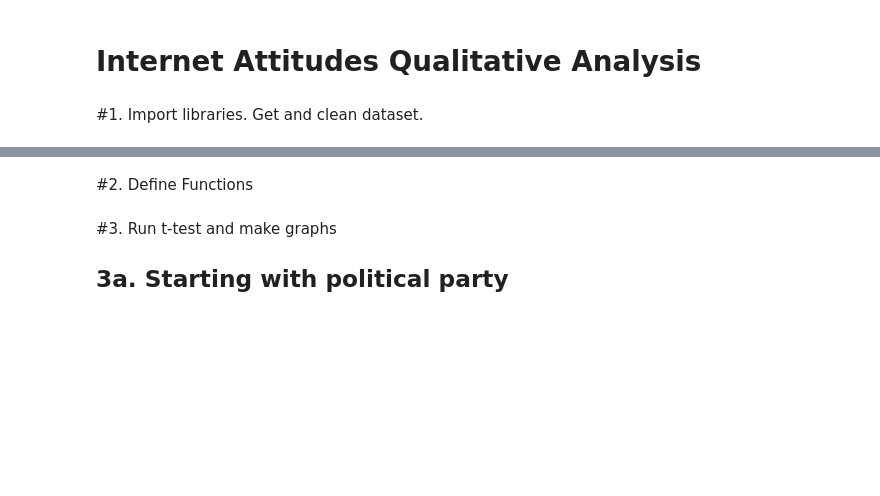
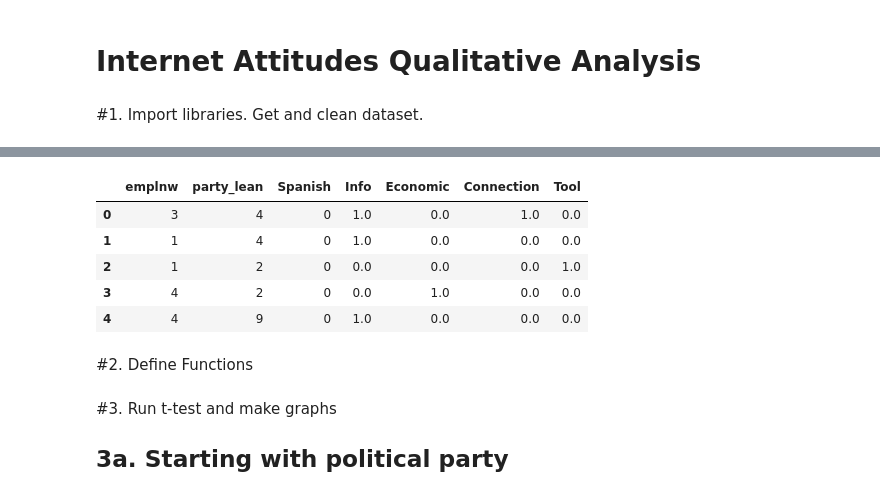
Before and after one commit to worldwidekatie/Build_Week_1, a Jupyter notebook: BW1_Code.ipynb, the cells around one changed output, grey strips where cells are left out. Cells and saved outputs as stored; diff of their text form; code cells hidden in the pictures; blank space fills up the shorter version.

```diff
--- a/BW1_Code.ipynb
+++ b/BW1_Code.ipynb
@@ -13,14 +7,22 @@ Saving Pew_Exploratory2 - Sheet1.csv to Pew_Exploratory2 - Sheet1 (1).csv
 # %%
 import pandas as pd
 import numpy as np
 from scipy import stats
 import matplotlib.pyplot as plt
 import matplotlib
 plt.style.use('fivethirtyeight')
 
-df = pd.read_csv("Pew_Exploratory2 - Sheet1.csv")
+df = pd.read_csv("https://raw.githubusercontent.com/worldwidekatie/Build_Week_1/master/Build_Week_1_Data%20.csv")
 df = df.replace({np.NaN: 0, "Spanish": 0, "English": 1})
 df = df[['emplnw', 'party_lean', 'Spanish', 'Info', 'Economic', 'Connection', 'Tool']]
+df.head()
+# %% [output]
+|  | emplnw | party_lean | Spanish | Info | Economic | Connection | Tool |
+| 0 | 3 | 4 | 0 | 1.0 | 0.0 | 1.0 | 0.0 |
+| 1 | 1 | 4 | 0 | 1.0 | 0.0 | 0.0 | 0.0 |
+| 2 | 1 | 2 | 0 | 0.0 | 0.0 | 0.0 | 1.0 |
+| 3 | 4 | 2 | 0 | 0.0 | 1.0 | 0.0 | 0.0 |
+| 4 | 4 | 9 | 0 | 1.0 | 0.0 | 0.0 | 0.0 |
 # %% [markdown]
 #2. Define Functions
 # %%
```
Also changed, not shown: parts of 1 cell of this notebook.
